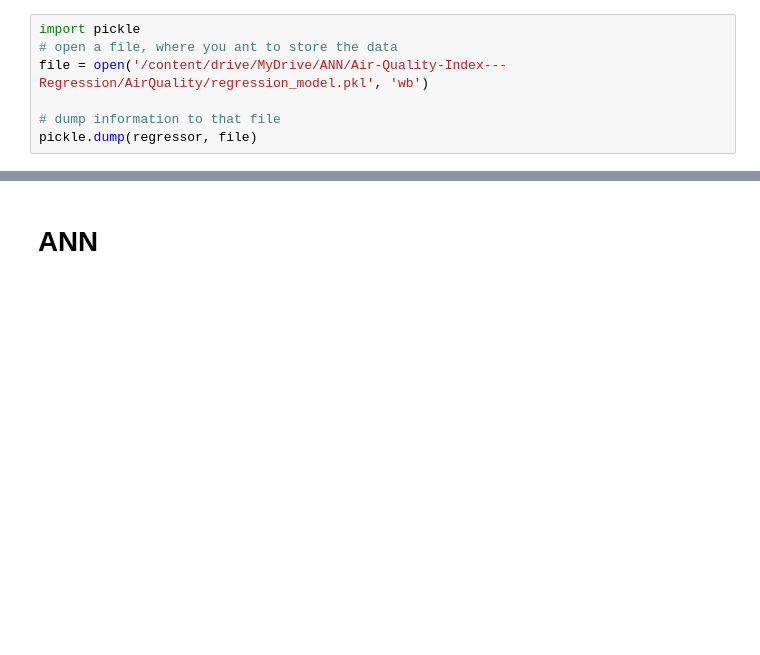
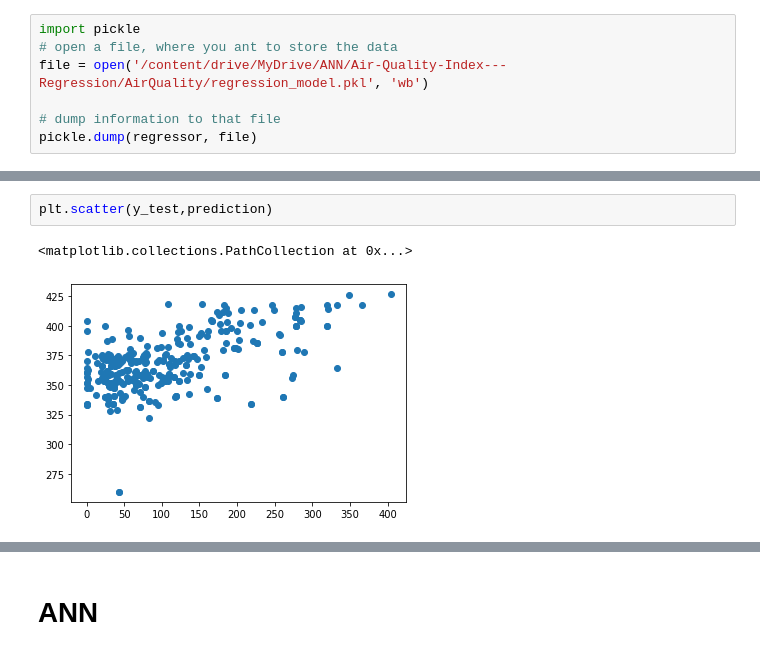
Before and after one commit to ranjith13119/AirQuality, a Jupyter notebook: AirQualityIndex.ipynb, the cells around one changed output, grey strips where cells are left out. Saved outputs shown, nothing was run; the diff lists cells and outputs as text; blank space fills up the shorter version.

```diff
--- a/AirQualityIndex.ipynb
+++ b/AirQualityIndex.ipynb
@@ -482,0 +542,5 @@ pickle.dump(regressor, file)
+# %%
+plt.scatter(y_test,prediction)
+# %% [output]
+<matplotlib.collections.PathCollection at 0x...>
+[figure, added]
```
Also changed, not shown: parts of 24 cells of this notebook.
